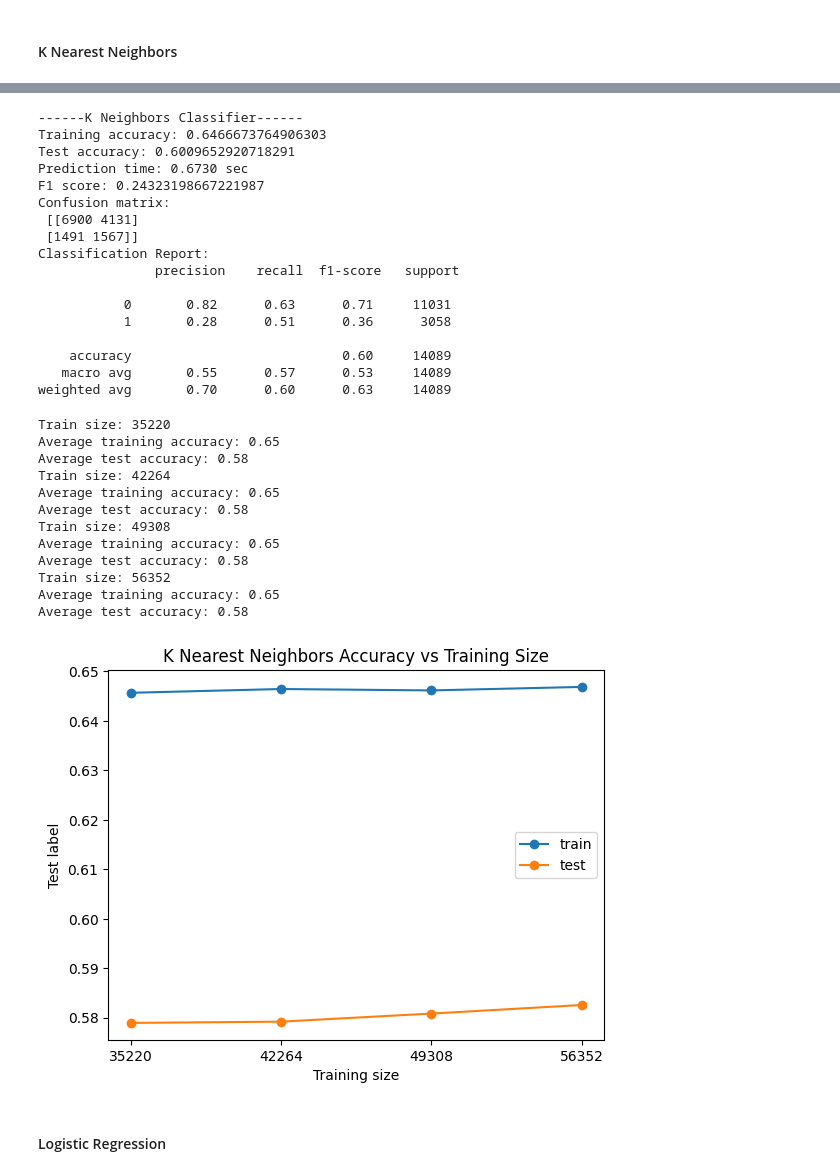
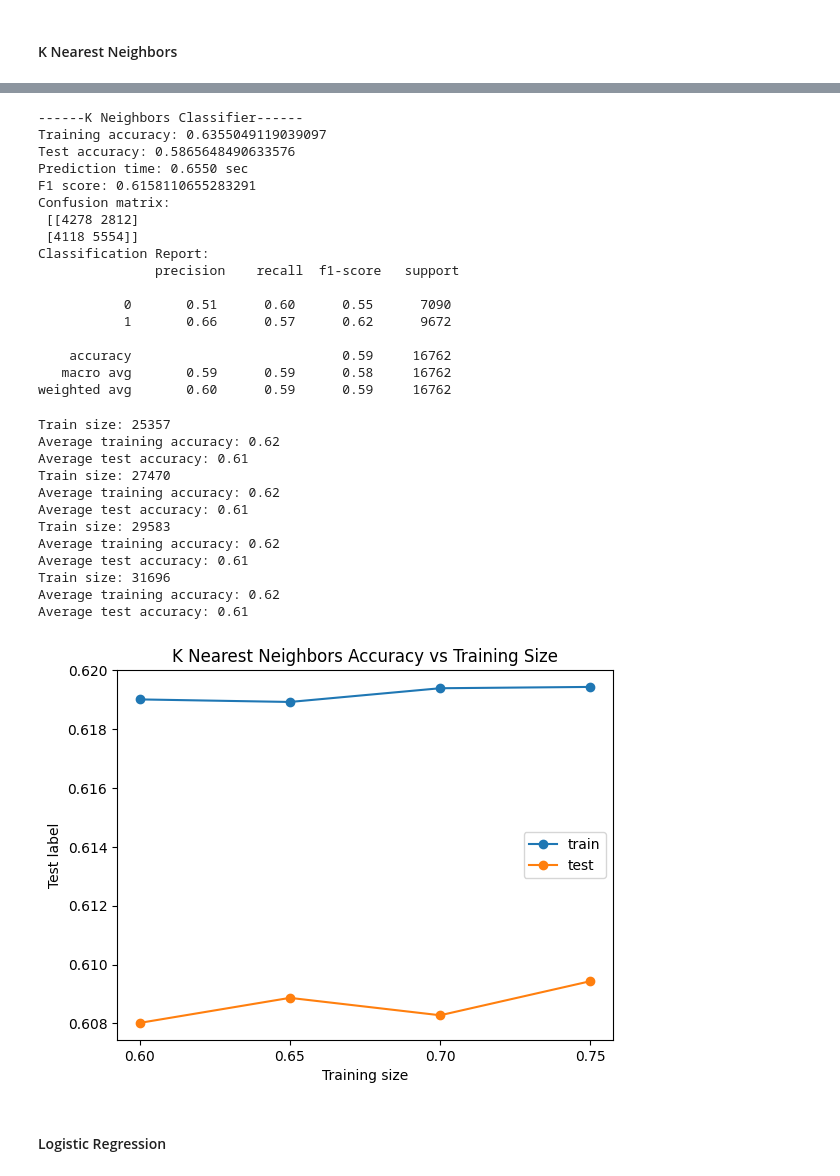
Before and after one commit to minhngo3818/cs178-diabetes-project, a Jupyter notebook: main.ipynb, the cells around one changed output, grey strips where cells are left out. Saved outputs shown, nothing was run; the diff lists cells and outputs as text; code cells hidden in the pictures.

```diff
--- a/main.ipynb
+++ b/main.ipynb
@@ -174,13 +99,13 @@ for i in range(len(ks)):
     kNN = KNeighborsClassifier(k)
     kNN.fit(X_train, y_train)
     y_pred = kNN.predict(X_train)
-    y_test_pred = kNN.predict(X_test)
+    y_val_pred = kNN.predict(X_val)
 
     knn_train_acc.append(accuracy_score(y_pred, y_train))
-    knn_test_acc.append(accuracy_score(y_test_pred, y_test))
+    knn_test_acc.append(accuracy_score(y_val_pred, y_val))
 
     knn_train_f1.append(f1_score(y_pred, y_train))
-    knn_test_f1.append(f1_score(y_test_pred, y_test))
+    knn_test_f1.append(f1_score(y_val_pred, y_test))
 
 fig, axes = plt.subplots(1, 2, figsize=(10, 5))
 axes[0].plot(ks, knn_train_acc, color="green", label="train")
@@ -188,13 +113,15 @@ axes[0].plot(ks, knn_test_acc, color="red", label="test")
 axes[0].set_xlabel("k neighbors")
 axes[0].set_ylabel("Accuracy")
 axes[0].set_title("Accuracy vs ks")
+axes[0].set_xticks(ks)
 axes[0].legend()
 
 axes[1].plot(ks, knn_train_f1, color="green", label="train")
-axes[1].plot(ks, knn_test_f1, color="red", label="test")
+axes[1].plot(ks, knn_test_f1, color="red", label="val")
 axes[1].set_xlabel("k neighbors")
 axes[1].set_ylabel("F1 Score")
 axes[1].set_title("F1 Score vs ks")
+axes[0].set_xticks(ks)
 axes[1].legend()
 plt.tight_layout()
 plt.show()
@@ -212,7 +139,7 @@ pred_time = time.time() - start_time
 # Use these values for final evaluation
 kNN_acc_train = accuracy_score(kNN_y_train_pred, y_train)
 kNN_acc_test = accuracy_score(kNN_y_test_pred, y_test)
-kNN_f1 = f1_score(y_test_pred, y_test)
+kNN_f1 = f1_score(kNN_y_test_pred, y_test)
 kNN_confusion_matrix = confusion_matrix(kNN_y_test_pred, y_test)
 kNN_classification_report = classification_report(kNN_y_test_pred, y_test)
 
@@ -226,26 +153,27 @@ print("Confusion matrix:\n", kNN_confusion_matrix)
 print("Classification Report:\n", kNN_classification_report)
 # %% [output]
 ------K Neighbors Classifier------
-Training accuracy: 0.6466673764906303
-Test accuracy: 0.6009652920718291
-Prediction time: 0.6730 sec
-F1 score: 0.24323198667221987
+Training accuracy: 0.6355049119039097
+Test accuracy: 0.5865648490633576
+Prediction time: 0.6550 sec
+F1 score: 0.6158110655283291
 Confusion matrix:
- [[6900 4131]
- [1491 1567]]
+ [[4278 2812]
+ [4118 5554]]
 Classification Report:
                precision    recall  f1-score   support
 
-           0       0.82      0.63      0.71     11031
-           1       0.28      0.51      0.36      3058
+           0       0.51      0.60      0.55      7090
+           1       0.66      0.57      0.62      9672
 
-    accuracy                           0.60     14089
-   macro avg       0.55      0.57      0.53     14089
-weighted avg       0.70      0.60      0.63     14089
+    accuracy                           0.59     16762
+   macro avg       0.59      0.59      0.58     16762
+weighted avg       0.60      0.59      0.59     16762
 # %%
 # Learning curve of kNN Stats
-train_sizes = [int(0.5 * X.shape[0]), int(0.6 * X.shape[0]), int(0.7 * X.shape[0]), int(0.8 * X.shape[0])]
-kNN_train_sizes, kNN_train_scores, kNN_test_scores = learning_curve(kNN, X, y, random_state=seed, shuffle=True, train_sizes=train_sizes)
+train_sizes = [int(0.6 * X_train.shape[0]), int(0.65 * X_train.shape[0]), int(0.7 * X_train.shape[0]), int(0.75 * X_train.shape[0])]
+train_sizes_ratio = [0.6, 0.65, 0.7, 0.75]
+kNN_train_sizes, kNN_train_scores, kNN_test_scores = learning_curve(kNN, X_train, y_train, random_state=seed, shuffle=True, train_sizes=train_sizes)
 kNN_avg_train_scores = []
 kNN_avg_test_scores = []
 
@@ -258,27 +186,27 @@ for train_size, train_score, test_score in zip(
   kNN_avg_train_scores.append(train_score.mean())
   kNN_avg_test_scores.append(test_score.mean())
 # %% [output]
-Train size: 35220
-Average training accuracy: 0.65
-Average test accuracy: 0.58
-Train size: 42264
-Average training accuracy: 0.65
-Average test accuracy: 0.58
-Train size: 49308
-Average training accuracy: 0.65
-Average test accuracy: 0.58
-Train size: 56352
-Average training accuracy: 0.65
-Average test accuracy: 0.58
+Train size: 25357
+Average training accuracy: 0.62
+Average test accuracy: 0.61
+Train size: 27470
+Average training accuracy: 0.62
+Average test accuracy: 0.61
+Train size: 29583
+Average training accuracy: 0.62
+Average test accuracy: 0.61
+Train size: 31696
+Average training accuracy: 0.62
+Average test accuracy: 0.61
 # %%
 # Learning curve of kNN plot
-plt.plot(kNN_train_sizes, kNN_avg_train_scores, label="train", marker="o")
-plt.plot(kNN_train_sizes, kNN_avg_test_scores,  label="test", marker="o")
-plt.xticks(kNN_train_sizes)
+plt.plot(train_sizes_ratio, kNN_avg_train_scores, label="train", marker="o")
+plt.plot(train_sizes_ratio, kNN_avg_test_scores,  label="test", marker="o")
+plt.xticks(train_sizes_ratio)
 plt.xlabel("Training size")
 plt.ylabel("Test label")
 plt.title("K Nearest Neighbors Accuracy vs Training Size")
 plt.legend()
 plt.show()
 # %% [output]
-[figure, old version]
+[figure, new version]
```
Also changed, not shown: parts of 21 cells of this notebook, 1 other file.
